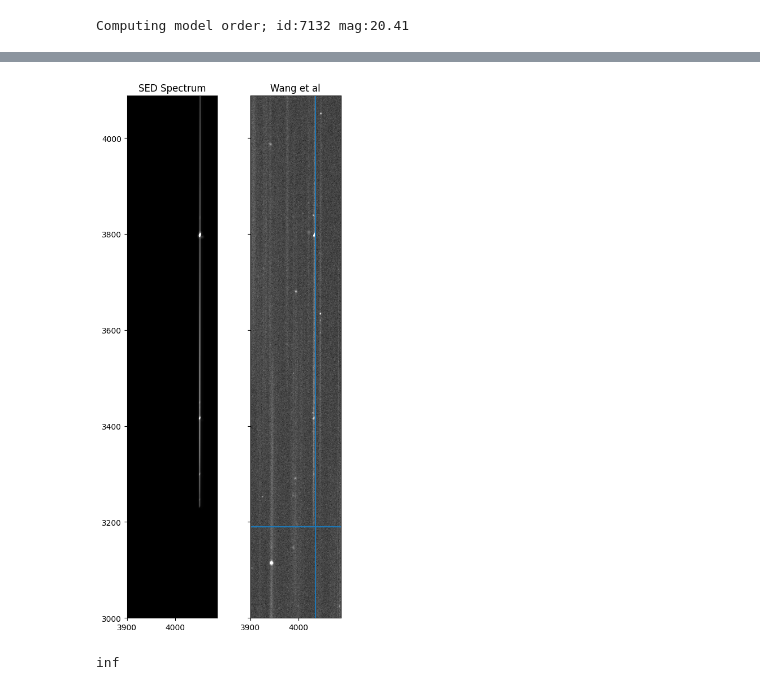
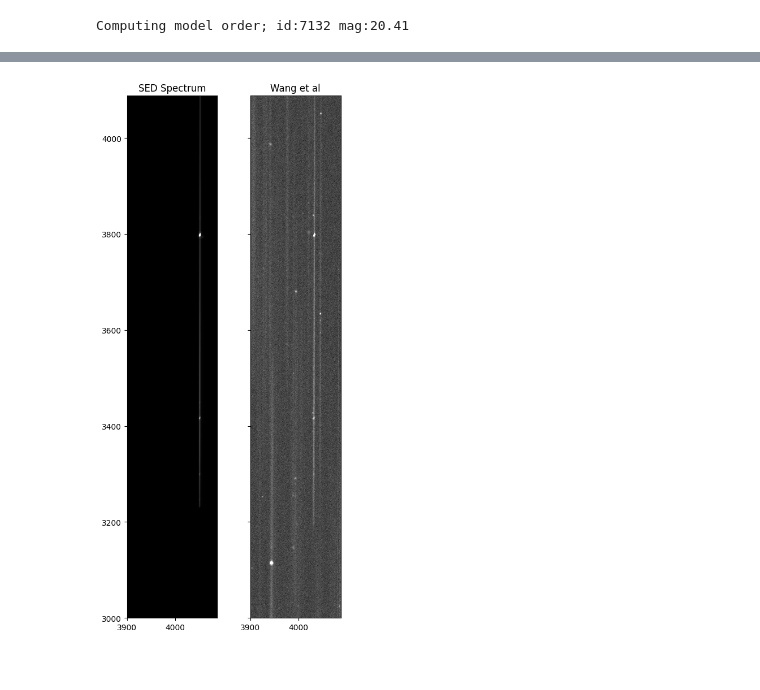
Before and after one commit to keithbuckholz/summer-roman-project, a Jupyter notebook: 4) FOV0_sims/notebooks/single-object-sim.ipynb, the cells around one changed output, grey strips where cells are left out. Cells and saved outputs as stored; diff of their text form; code cells hidden in the pictures.

```diff
--- a/4) FOV0_sims/notebooks/single-object-sim.ipynb
+++ b/4) FOV0_sims/notebooks/single-object-sim.ipynb
@@ -71,11 +75,10 @@ spec2 = spec.renorm(mag-3, 'abmag', bp)
 # %%
 # Compute Spectrum
-
 print("Computing model order; id:{0} mag:{1}".format(id, mag))
 
 roman_sim.compute_model_orders(id=id, mag=mag, compute_size=False,
-                               size=77, in_place=True, spectrum_1d=[spec2.wave, spec2.flux])
-model_orders_3 = np.rot90(roman_sim.model[pad:-pad, pad:-pad])
+                               size=77, in_place=True, spectrum_1d=[spec.wave, spec.flux], is_cgs=True)
+model_orders = np.rot90(roman_sim.model[pad:-pad, pad:-pad])
 # %% [output]
 Computing model order; id:7132 mag:20.41
 # %%
@@ -102,32 +89,18 @@ ax3.set_ylim(3000,4088)
 # %%
 # Display comparison image
-fig, (ax2, ax3) = plt.subplots(1, 2, figsize=(5,10))
+fig, (ax1, ax2) = plt.subplots(1, 2, figsize=(5,10))
 
-ax2.imshow(model_orders, origin="lower", cmap='grey', vmax=100)
+ax1.imshow(model_orders, origin="lower", cmap='grey', vmax=np.max(data)/200)
+ax1.set_xlim(3900, 4088)
+ax1.set_ylim(3000,4088)
+ax1.set_title("SED Spectrum")
+
+ax2.imshow(data, origin="lower", cmap='grey', vmax=np.max(data)/100)
 ax2.set_xlim(3900, 4088)
 ax2.set_ylim(3000,4088)
-ax2.set_title("SED Spectrum")
-
-ax3.imshow(data, origin="lower", cmap='grey', vmax=np.max(data)/100)
-ax3.set_xlim(3900, 4088)
-ax3.set_ylim(3000,4088)
-ax3.set_title("Wang et al")
-ax3.set_yticklabels([])
-
-# ax2.axvline(4052)
-ax3.axvline(4035)
-
-ax3.axhline(3190)
+ax2.set_title("Wang et al")
+ax2.set_yticklabels([])
 
 fig.tight_layout()
 # %% [output]
-[figure, old version]
+[figure, new version]
-# %%
-# Assume they're off by a scalar
-data_max = np.argmax(data[200:400, 2500:4000])
-model_max = np.argmax(model_orders[200:400, 2500:4000])
-
-scalar = np.max(data[200:400, 2500:4000]) / np.max(model_orders[200:400, 2500:4000])
-print(scalar)
-# %% [output]
-inf
```
Also changed, not shown: parts of 9 cells of this notebook, 4 other files.
